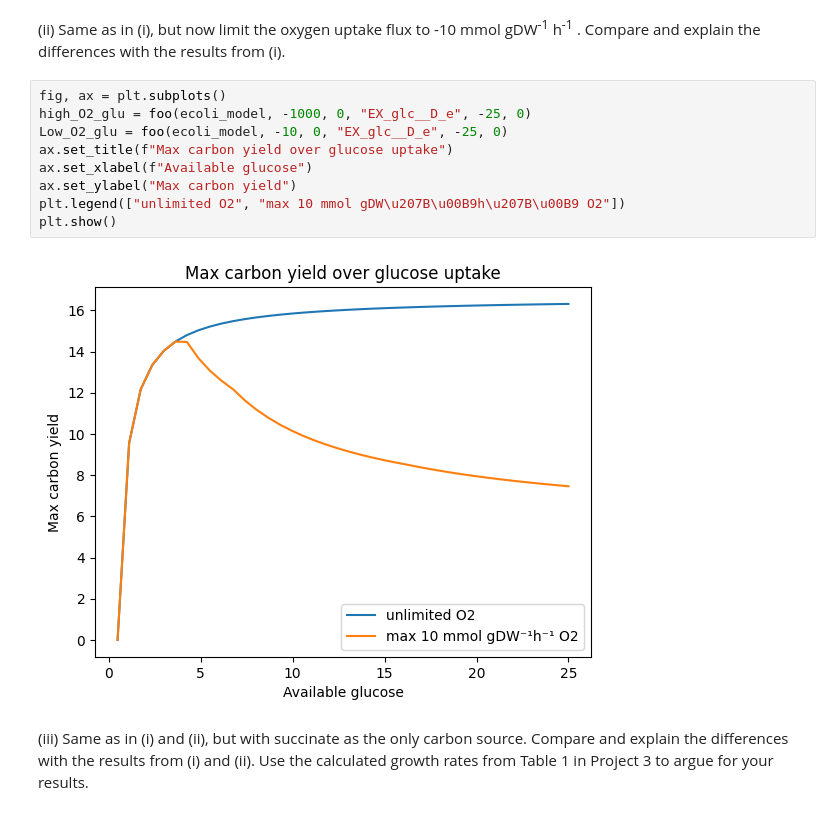
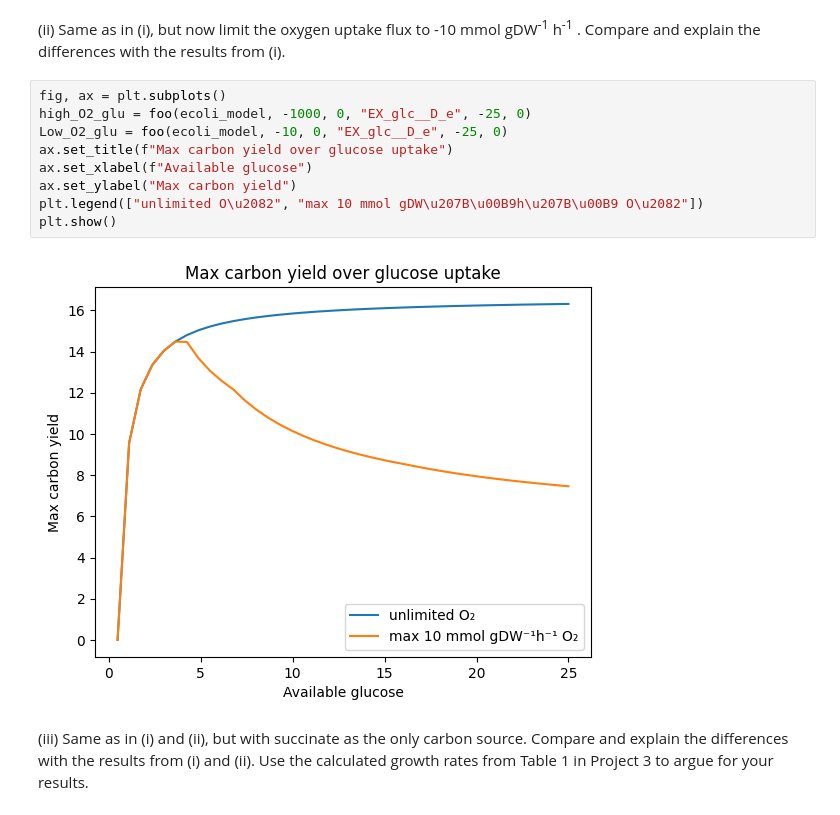
Before and after one commit to mkl061/TBT4165, a Jupyter notebook: project4/project_4.ipynb, the cells around one changed output. Drawn from its saved outputs; the diff is of its cells as text.

```diff
--- a/project4/project_4.ipynb
+++ b/project4/project_4.ipynb
@@ -65,14 +64,14 @@ plt.show()
 # %%
 fig, ax = plt.subplots()
 high_O2_glu = foo(ecoli_model, -1000, 0, "EX_glc__D_e", -25, 0)
 Low_O2_glu = foo(ecoli_model, -10, 0, "EX_glc__D_e", -25, 0)
 ax.set_title(f"Max carbon yield over glucose uptake")
 ax.set_xlabel(f"Available glucose")
 ax.set_ylabel("Max carbon yield")
-plt.legend(["unlimited O2", "max 10 mmol gDW\u207B\u00B9h\u207B\u00B9 O2"])
+plt.legend(["unlimited O\u2082", "max 10 mmol gDW\u207B\u00B9h\u207B\u00B9 O\u2082"])
 plt.show()
 # %% [output]
-[figure, old version]
+[figure, new version]
 # %% [markdown]
 (iii) Same as in (i) and (ii), but with succinate as the only carbon source. Compare and explain the differences with the results from (i) and (ii). Use the calculated growth rates from Table 1 in Project 3 to argue for your results.
 # %%
```
Also changed, not shown: parts of 20 cells of this notebook.
